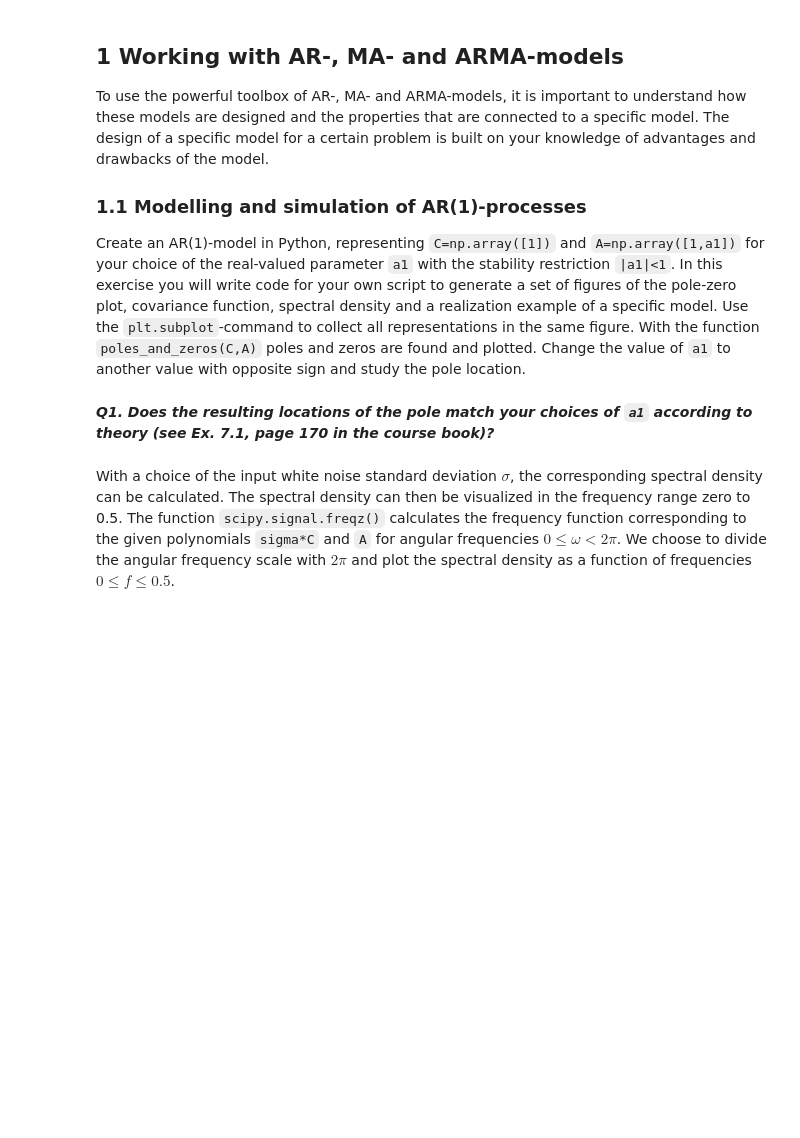
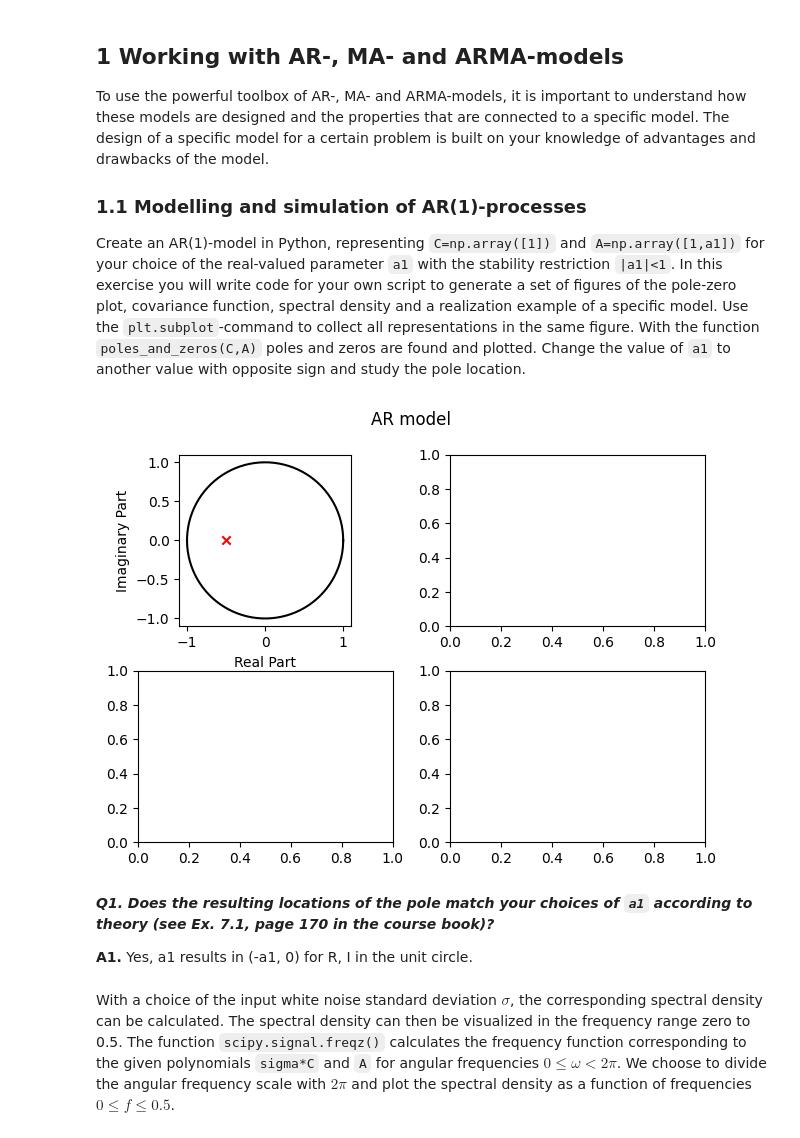
Before and after one commit to axellangenskiold/fmsf10, a Jupyter notebook: pythonLab2.ipynb, the cells around one changed output. Saved outputs shown, nothing was run; the diff lists cells and outputs as text; code cells hidden in the pictures; blank space fills up the shorter version.

```diff
--- a/pythonLab2.ipynb
+++ b/pythonLab2.ipynb
@@ -65,19 +67,27 @@ same figure. With the function `poles_and_zeros(C,A)` poles and zeros are found
 value with opposite sign and study the pole location.
 # %%
 # Write your own code below
+a1 = 0.5
+
+C = np.array([1])
+A = np.array([1, a1])
 
 # Calculate poles (and zeros)
 n,p = poles_and_zeros(C,A)
 # Plotting, use subplots
 fig, axs = plt.subplots(2,2)
 fig.suptitle('AR model') # Sets title
 plt.tight_layout() # Adjusts grid to make plots always fit.
 plot_poles_and_zeros(n,p,axs[0,0])
+# %% [output]
+[figure, added]
 # %% [markdown]
 
 ***Q1. Does the resulting locations of the pole match your choices of
 **`a1`** according to theory (see Ex. 7.1, page 170 in the course
 book)?***
+
+**A1.** Yes, a1 results in (-a1, 0) for R, I in the unit circle.
 # %% [markdown]
 With a choice of the input white noise standard deviation $\sigma$, the
 corresponding spectral density can be calculated. The spectral density can then be visualized in the frequency range zero to 0.5.
```
Also changed, not shown: parts of 2 cells of this notebook.
